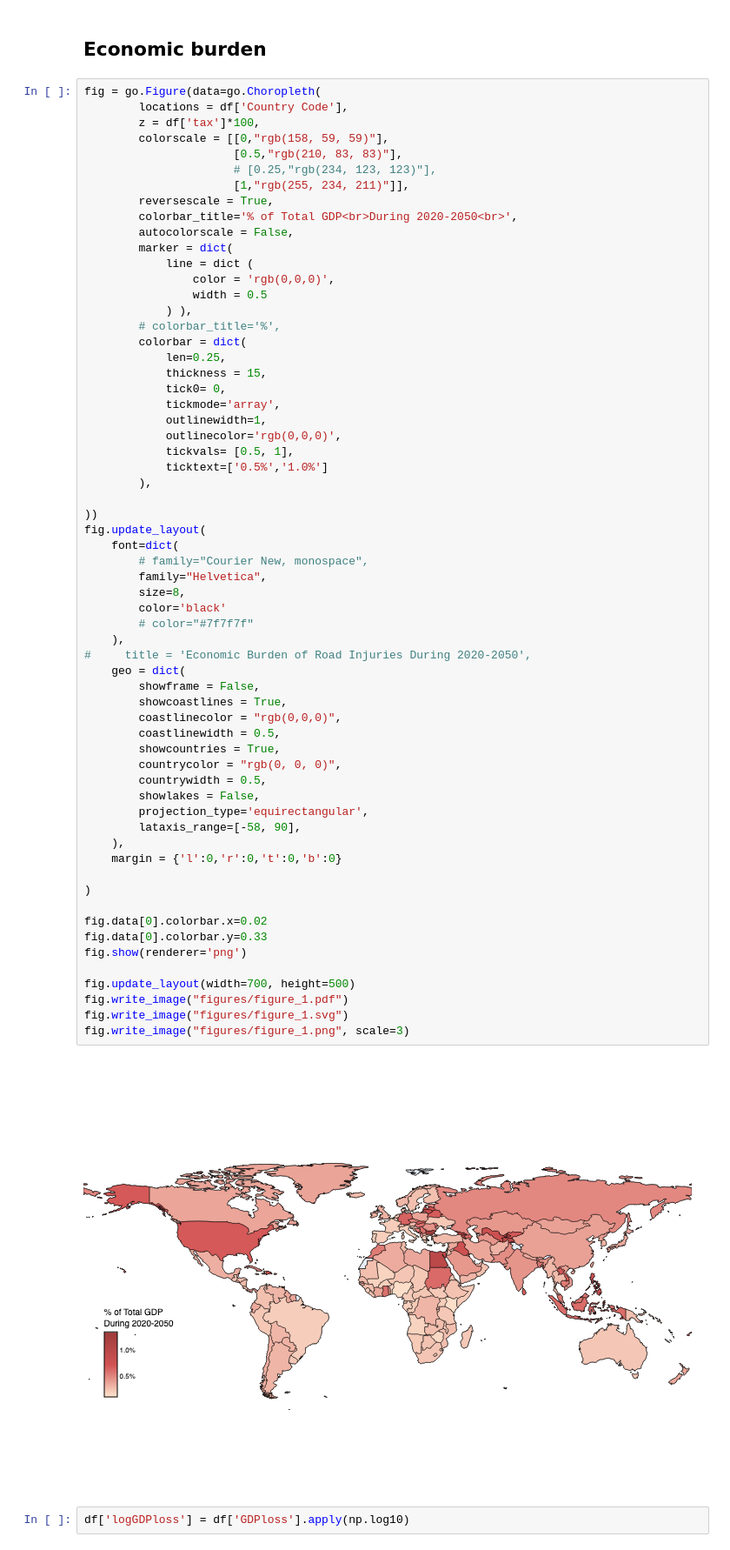
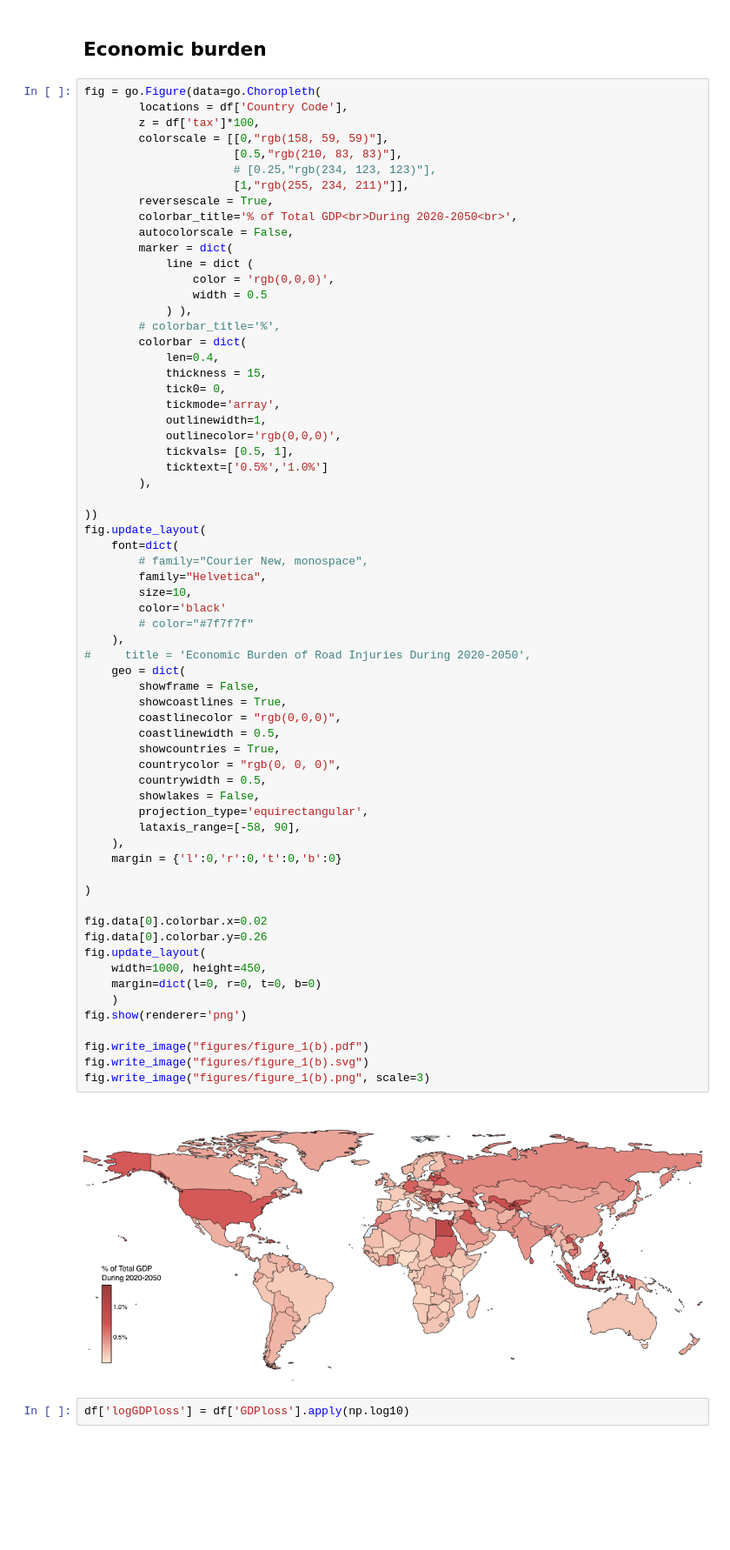
Before and after one commit to CenterforDigitalHealth/ASCVD-Economic-Burden, a Jupyter notebook: generate_figures-worldmap.ipynb, the cells around one changed output. Shown at 87% size. Cells and saved outputs as stored; diff of their text form; blank space fills up the shorter version.

```diff
--- a/generate_figures-worldmap.ipynb
+++ b/generate_figures-worldmap.ipynb
@@ -94,7 +94,7 @@ fig = go.Figure(data=go.Choropleth(
             ) ),
         # colorbar_title='%',
         colorbar = dict(
-            len=0.25,
+            len=0.4,
             thickness = 15,
             tick0= 0,
             tickmode='array',
@@ -106,40 +106,43 @@ fig = go.Figure(data=go.Choropleth(
 
 ))
 fig.update_layout(
     font=dict(
         # family="Courier New, monospace",
         family="Helvetica",
-        size=8,
+        size=10,
         color='black'
         # color="#7f7f7f"
     ),
 #     title = 'Economic Burden of Road Injuries During 2020-2050',
     geo = dict(
         showframe = False,
         showcoastlines = True,
         coastlinecolor = "rgb(0,0,0)",
         coastlinewidth = 0.5,
         showcountries = True,
         countrycolor = "rgb(0, 0, 0)",
         countrywidth = 0.5,
         showlakes = False,
         projection_type='equirectangular',
         lataxis_range=[-58, 90],
     ),
     margin = {'l':0,'r':0,'t':0,'b':0}
 
 )
 
 fig.data[0].colorbar.x=0.02
-fig.data[0].colorbar.y=0.33
+fig.data[0].colorbar.y=0.26
+fig.update_layout(
+    width=1000, height=450,
+    margin=dict(l=0, r=0, t=0, b=0)
+    )
 fig.show(renderer='png')
 
-fig.update_layout(width=700, height=500)
-fig.write_image("figures/figure_1.pdf")
-fig.write_image("figures/figure_1.svg")
-fig.write_image("figures/figure_1.png", scale=3)
+fig.write_image("figures/figure_1(b).pdf")
+fig.write_image("figures/figure_1(b).svg")
+fig.write_image("figures/figure_1(b).png", scale=3)
 # %% [output]
-[figure, old version]
+[figure, new version]
 # %%
 df['logGDPloss'] = df['GDPloss'].apply(np.log10)
 # %%
```
Also changed, not shown: parts of 6 cells of this notebook, 2 other files.
